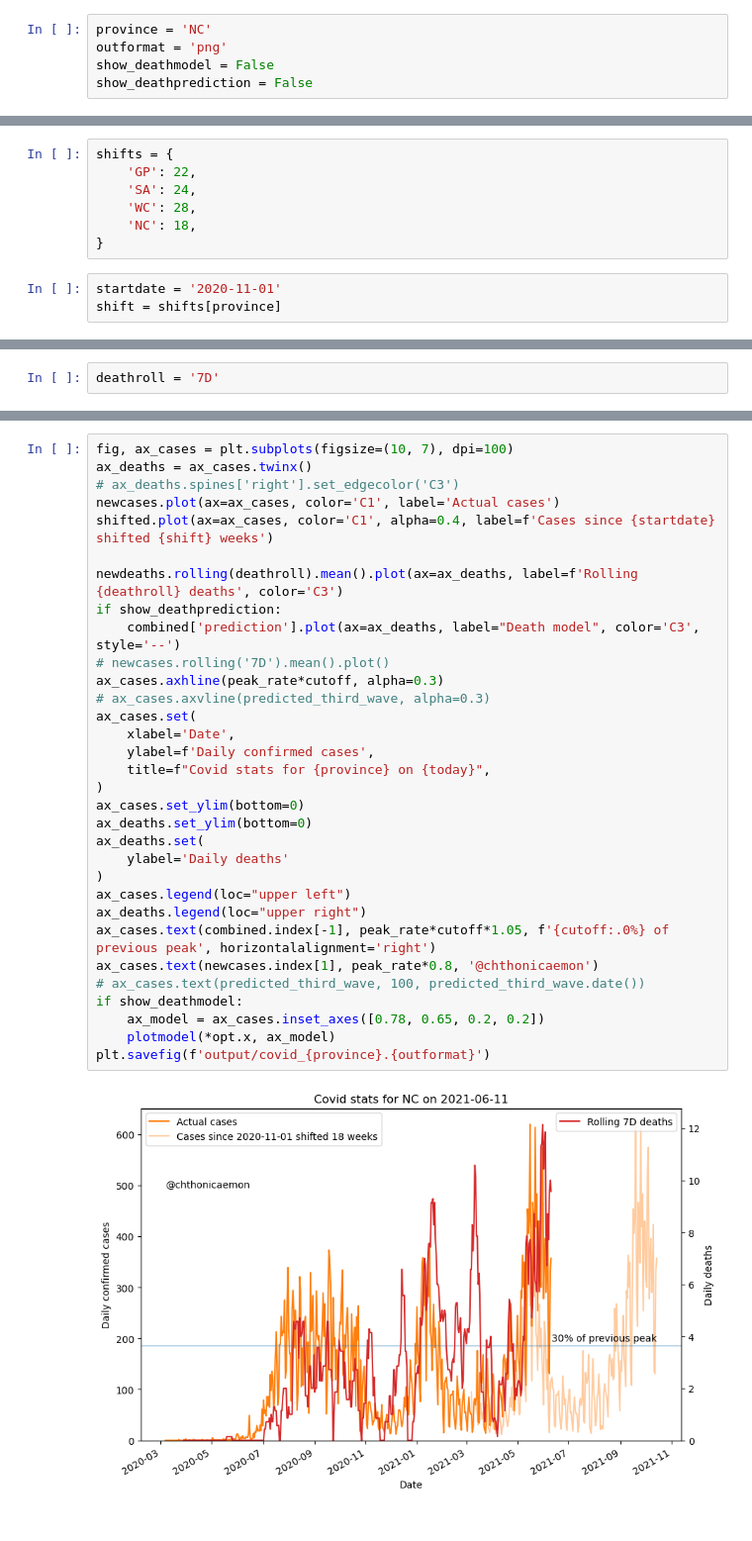
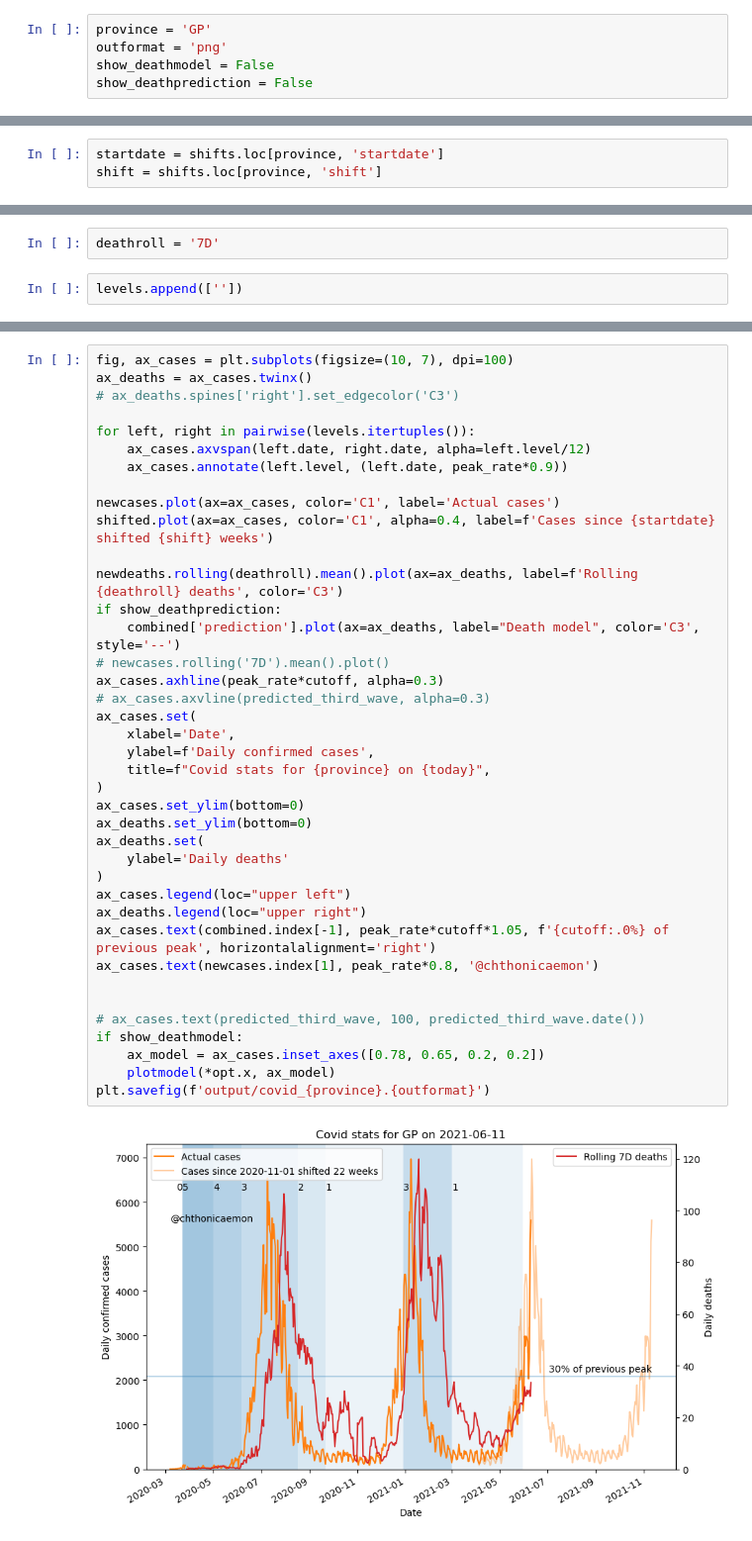
Before and after one commit to alchemyst/covid, a Jupyter notebook: COVID_in_South_Africa.ipynb, the cells around one changed output, grey strips where cells are left out. Shown at 99% size. Drawn from its saved outputs; the diff is of its cells as text.

Commit message:
Add province-specific shifts file

```diff
--- a/COVID_in_South_Africa.ipynb
+++ b/COVID_in_South_Africa.ipynb
@@ -20,7 +23,7 @@ deaths_url = "data/covid19za_provincial_cumulative_timeline_deaths.csv"
 # %%
 provinces = ['EC', 'FS', 'GP', 'KZN', 'LP', 'MP', 'NC', 'NW', 'WC', 'SA']
 # %%
-province = 'NC'
+province = 'GP'
 outformat = 'png'
 show_deathmodel = False
 show_deathprediction = False
@@ -42,16 +45,9 @@ newdeaths = deaths[province].diff()
 import datetime
 # %%
 today = datetime.date.today()
-# %%
-shifts = {
-    'GP': 22,
-    'SA': 24,
-    'WC': 28,
-    'NC': 18,
-}
 # %%
-startdate = '2020-11-01'
-shift = shifts[province]
+startdate = shifts.loc[province, 'startdate']
+shift = shifts.loc[province, 'shift']
 # %%
 shifted = newcases[startdate:].shift(shift*7, '1D')
 shifted_rolling = shifted.rolling('7D').mean()
@@ -159,2 +155,4 @@ Timestamp('2021-05-31 00:00:00')
 # %%
 deathroll = '7D'
+# %%
+levels.append([''])
@@ -162,33 +173,40 @@ deathroll = '7D'
 fig, ax_cases = plt.subplots(figsize=(10, 7), dpi=100)
 ax_deaths = ax_cases.twinx()
 # ax_deaths.spines['right'].set_edgecolor('C3')
+
+for left, right in pairwise(levels.itertuples()):
+    ax_cases.axvspan(left.date, right.date, alpha=left.level/12)
+    ax_cases.annotate(left.level, (left.date, peak_rate*0.9))
+
 newcases.plot(ax=ax_cases, color='C1', label='Actual cases')
 shifted.plot(ax=ax_cases, color='C1', alpha=0.4, label=f'Cases since {startdate} shifted {shift} weeks')
 
 newdeaths.rolling(deathroll).mean().plot(ax=ax_deaths, label=f'Rolling {deathroll} deaths', color='C3')
 if show_deathprediction:
     combined['prediction'].plot(ax=ax_deaths, label="Death model", color='C3', style='--')
 # newcases.rolling('7D').mean().plot()
 ax_cases.axhline(peak_rate*cutoff, alpha=0.3)
 # ax_cases.axvline(predicted_third_wave, alpha=0.3)
 ax_cases.set(
     xlabel='Date',
     ylabel=f'Daily confirmed cases',
     title=f"Covid stats for {province} on {today}",
 )
 ax_cases.set_ylim(bottom=0)
 ax_deaths.set_ylim(bottom=0)
 ax_deaths.set(
     ylabel='Daily deaths'
 )
 ax_cases.legend(loc="upper left")
 ax_deaths.legend(loc="upper right")
 ax_cases.text(combined.index[-1], peak_rate*cutoff*1.05, f'{cutoff:.0%} of previous peak', horizontalalignment='right')
 ax_cases.text(newcases.index[1], peak_rate*0.8, '@chthonicaemon')
+
+
 # ax_cases.text(predicted_third_wave, 100, predicted_third_wave.date())
 if show_deathmodel:
     ax_model = ax_cases.inset_axes([0.78, 0.65, 0.2, 0.2])
     plotmodel(*opt.x, ax_model)
 plt.savefig(f'output/covid_{province}.{outformat}')
 # %% [output]
-[figure, old version]
+[figure, new version]
```
Also changed, not shown: parts of 9 cells of this notebook, 4 other files.
